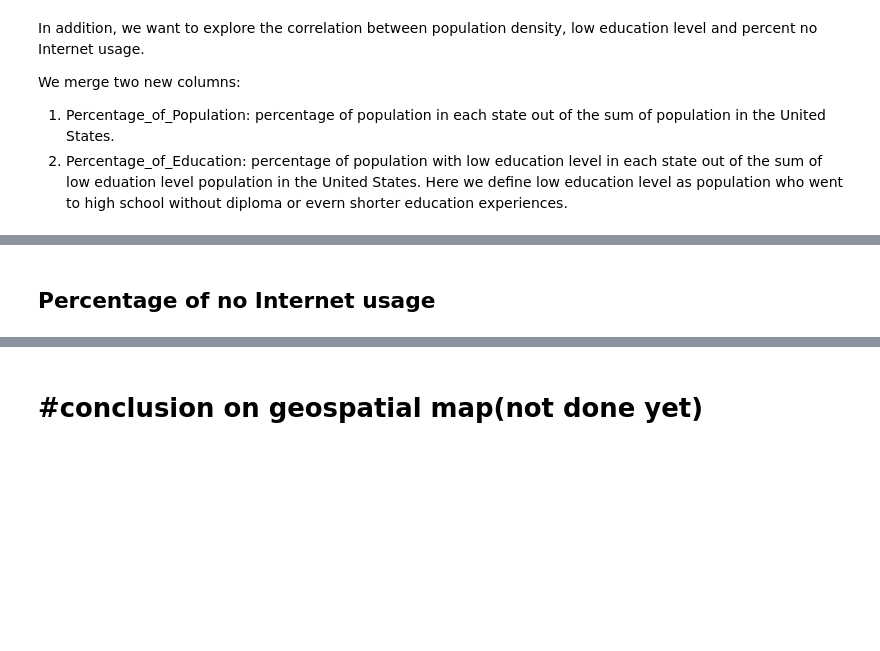
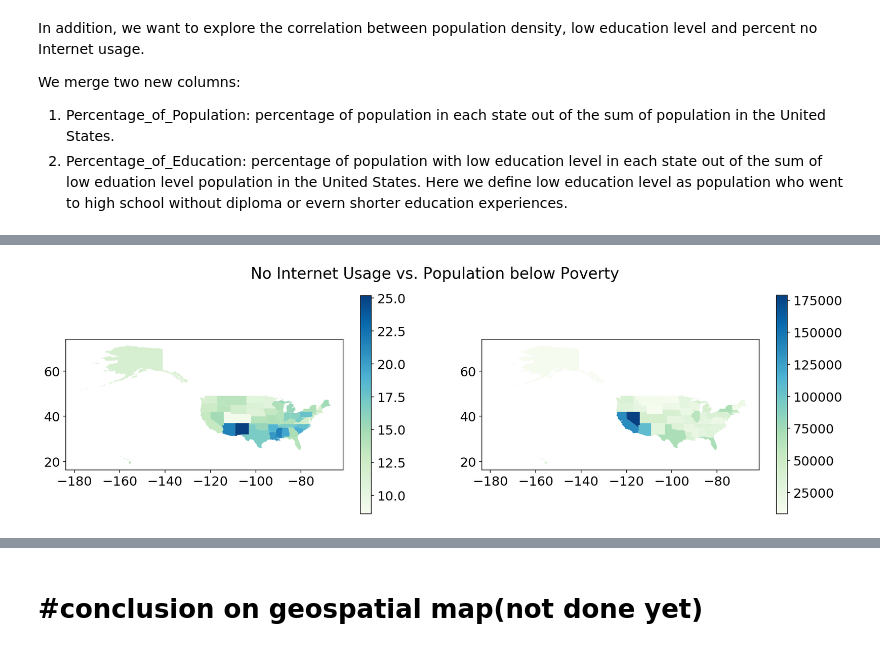
Before and after one commit to jij106/Projects, a Jupyter notebook: FinalProject.ipynb, the cells around one changed output, grey strips where cells are left out. Cells and saved outputs as stored; diff of their text form; code cells hidden in the pictures; blank space fills up the shorter version.

```diff
--- a/FinalProject.ipynb
+++ b/FinalProject.ipynb
@@ -534,2 +534,15 @@ new_df.head()
-# %% [markdown]
-## Percentage of no Internet usage
+# %%
+fig, ax = plt.subplots(nrows=1, ncols=2)
+
+# This choropleth map plots no Internet usage percentage with green/blue color scale
+new_df.plot(column='avg(percent_no_internet)',ax=ax[0], cmap='GnBu', legend=True);
+
+
+# This choropleth map plots population below poverty with green/blue color scale
+#new_df['avg(P_below_poverty)'] =  pd.to_numeric(new_df['avg(P_below_poverty)'])
+new_df.plot(column='avg(P_below_poverty)',ax=ax[1], cmap='GnBu',legend=True);
+
+fig.suptitle("No Internet Usage vs. Population below Poverty")
+plt.show()
+# %% [output]
+[figure, added]
```
Also changed, not shown: parts of 20 cells of this notebook.
